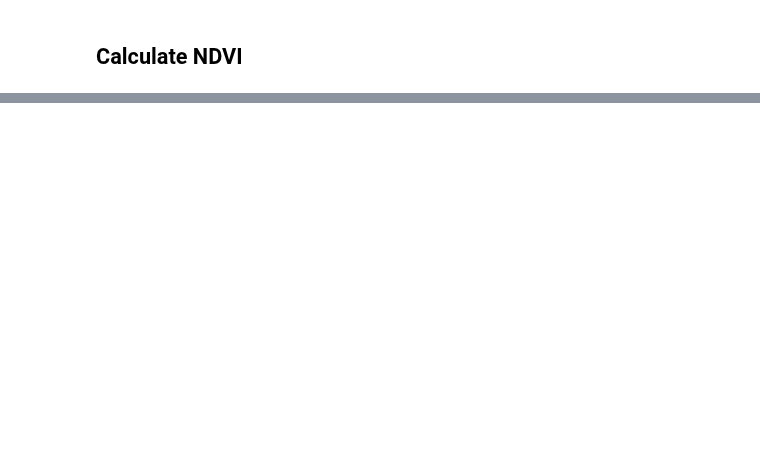
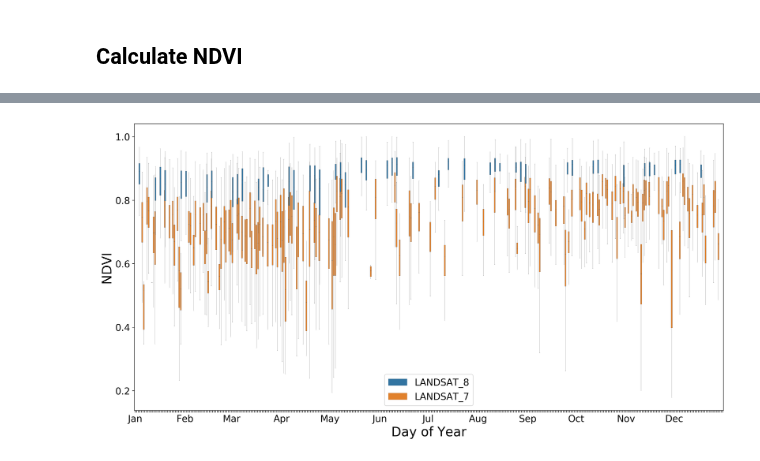
Before and after one commit to ceos-seo/data_cube_notebooks, a Jupyter notebook: NDVI_Phenology.ipynb, the cells around one changed output, grey strips where cells are left out. Saved outputs shown, nothing was run; the diff lists cells and outputs as text; code cells hidden in the pictures; blank space fills up the shorter version.

```diff
--- a/NDVI_Phenology.ipynb
+++ b/NDVI_Phenology.ipynb
@@ -334,0 +434,4 @@ else: # Simple time series plot for a single pixel analysis.
+# %%
+plot_area_boxplot_analysis('daily')
+# %% [output]
+[figure, added]
```
Also changed, not shown: parts of 31 cells of this notebook.
